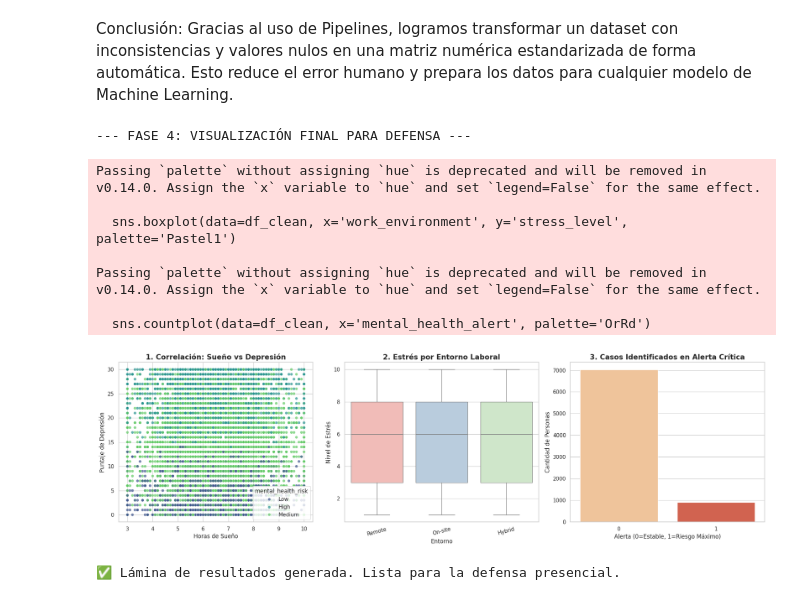
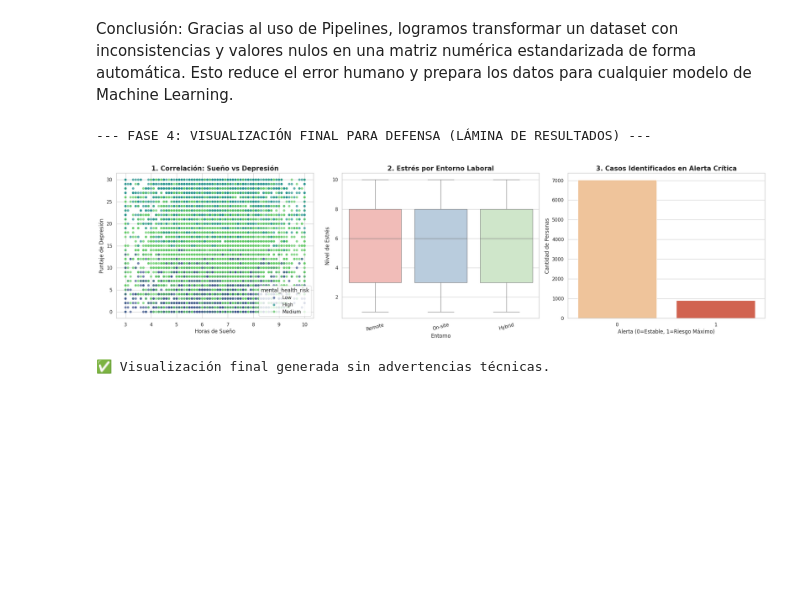
Before and after one commit to kevinn78/salud_mental, a Jupyter notebook: Proyecto.ipynb, the cells around one changed output. Saved outputs shown, nothing was run; the diff lists cells and outputs as text; code cells hidden in the pictures; blank space fills up the shorter version.

```diff
--- a/Proyecto.ipynb
+++ b/Proyecto.ipynb
@@ -227,50 +227,45 @@ Conclusión: Gracias al uso de Pipelines, logramos transformar un dataset con in
 # %%
 import matplotlib.pyplot as plt
 import seaborn as sns
+import warnings
 
-print("--- FASE 4: VISUALIZACIÓN FINAL PARA DEFENSA ---")
-# Configuramos un estilo limpio y profesional
+warnings.filterwarnings('ignore', category=FutureWarning)
+
+print("--- FASE 4: VISUALIZACIÓN FINAL PARA DEFENSA (LÁMINA DE RESULTADOS) ---")
 sns.set_theme(style="whitegrid")
 
-# Creamos un lienzo con 3 gráficos clave
-plt.figure(figsize=(20, 6))
+plt.figure(figsize=(22, 6))
 
-# 1. Gráfico de Dispersión: Relación Crítica Sueño vs Depresión
+# 1. Correlación: Sueño vs Depresión
 plt.subplot(1, 3, 1)
 sns.scatterplot(data=df_clean, x='sleep_hours', y='depression_score',
                 hue='mental_health_risk', palette='viridis', alpha=0.7)
 plt.title('1. Correlación: Sueño vs Depresión', fontsize=15, fontweight='bold')
 plt.xlabel('Horas de Sueño')
 plt.ylabel('Puntaje de Depresión')
 
-# 2. Boxplot: El impacto del Entorno Laboral en el Estrés
+# 2. Boxplot: Estrés por Entorno Laboral (Corregido sin avisos)
 plt.subplot(1, 3, 2)
-sns.boxplot(data=df_clean, x='work_environment', y='stress_level', palette='Pastel1')
+sns.boxplot(data=df_clean, x='work_environment', y='stress_level',
+            hue='work_environment', palette='Pastel1', legend=False)
 plt.title('2. Estrés por Entorno Laboral', fontsize=15, fontweight='bold')
 plt.xticks(rotation=15)
 plt.xlabel('Entorno')
 plt.ylabel('Nivel de Estrés')
 
-# 3. Gráfico de Barras: Resultado del Feature Engineering (LA ALERTA)
-# Este es el más importante para mostrar tu trabajo artesanal
+# 3. Countplot: Casos en Alerta Crítica (Corregido sin avisos)
 plt.subplot(1, 3, 3)
-sns.countplot(data=df_clean, x='mental_health_alert', palette='OrRd')
+sns.countplot(data=df_clean, x='mental_health_alert',
+              hue='mental_health_alert', palette='OrRd', legend=False)
 plt.title('3. Casos Identificados en Alerta Crítica', fontsize=15, fontweight='bold')
 plt.xlabel('Alerta (0=Estable, 1=Riesgo Máximo)')
 plt.ylabel('Cantidad de Personas')
 
 plt.tight_layout()
 plt.show()
 
-print("✅ Lámina de resultados generada. Lista para la defensa presencial.")
+print("✅ Visualización final generada sin advertencias técnicas.")
 # %% [output]
---- FASE 4: VISUALIZACIÓN FINAL PARA DEFENSA ---
+--- FASE 4: VISUALIZACIÓN FINAL PARA DEFENSA (LÁMINA DE RESULTADOS) ---
+[figure, new version]
-Passing `palette` without assigning `hue` is deprecated and will be removed in v0.14.0. Assign the `x` variable to `hue` and set `legend=False` for the same effect.
-
-  sns.boxplot(data=df_clean, x='work_environment', y='stress_level', palette='Pastel1')
-
-Passing `palette` without assigning `hue` is deprecated and will be removed in v0.14.0. Assign the `x` variable to `hue` and set `legend=False` for the same effect.
-
-  sns.countplot(data=df_clean, x='mental_health_alert', palette='OrRd')
+✅ Visualización final generada sin advertencias técnicas.
-[figure, old version]
-✅ Lámina de resultados generada. Lista para la defensa presencial.
```
